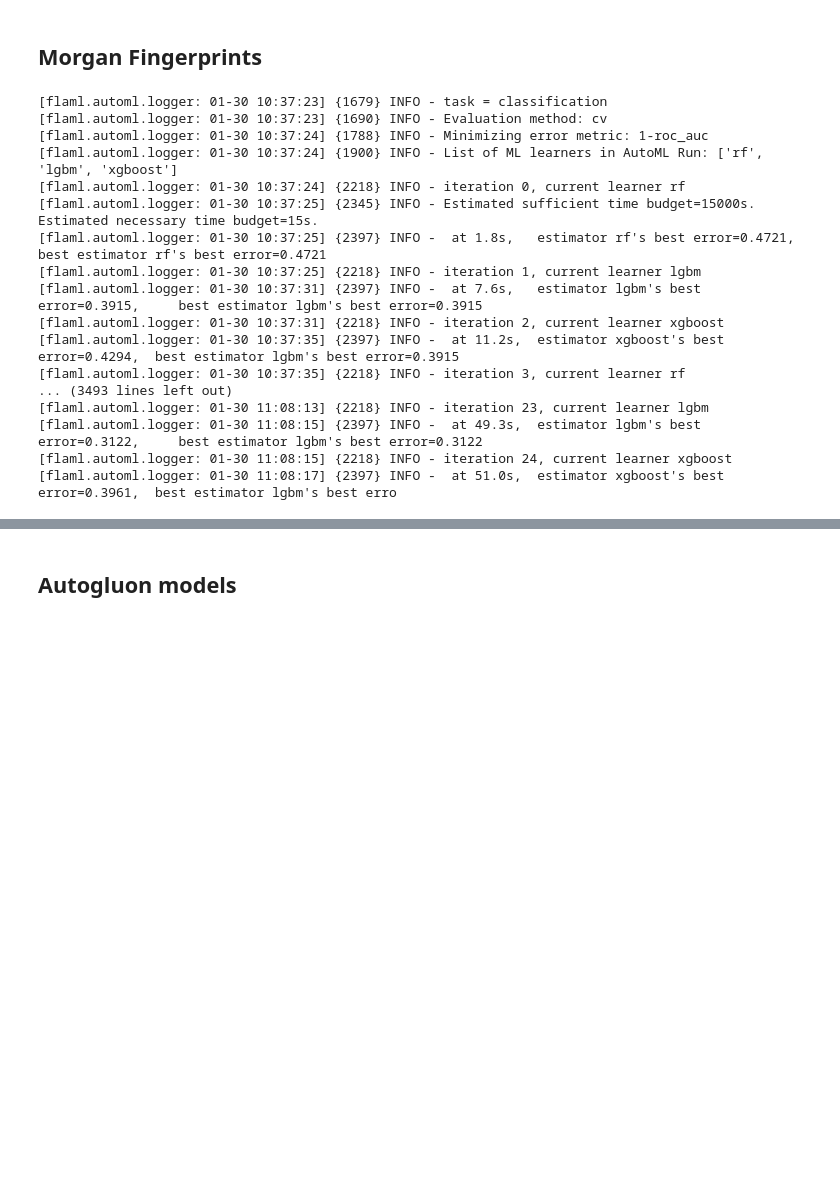
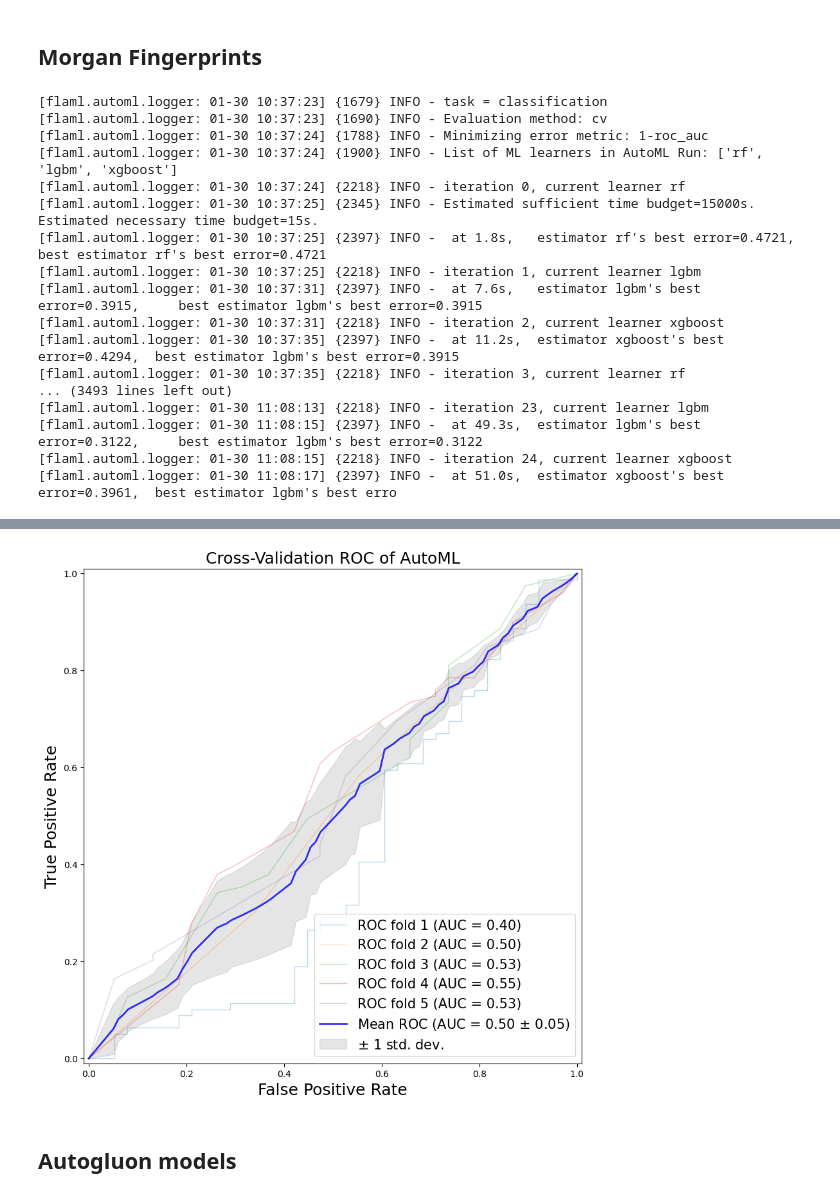
Before and after one commit to ersilia-os/eos7e3s, a Jupyter notebook: model/framework/code/01_model_training.ipynb, the cells around one changed output, grey strips where cells are left out. Saved outputs shown, nothing was run; the diff lists cells and outputs as text; code cells hidden in the pictures; blank space fills up the shorter version.

Commit message:
automl with ersilia embeddings

```diff
--- a/model/framework/code/01_model_training.ipynb
+++ b/model/framework/code/01_model_training.ipynb
@@ -485,0 +486,90 @@ plt.show()
+# %%
+import os
+import pandas as pd
+import numpy as np
+import matplotlib.pyplot as plt
+from sklearn.exceptions import ConvergenceWarning
+from sklearn.model_selection import StratifiedKFold
+from sklearn.metrics import roc_curve, auc, classification_report
+from flaml import AutoML
+import warnings
+
+warnings.filterwarnings("ignore", category=ConvergenceWarning)
+
+# Define the number of splits
+num_splits = 5
+
+tprs = []
+aucs = []
+mean_fpr = np.linspace(0, 1, 100)
+plt.figure(figsize=(10, 10))
+
+all_true_labels = []
+all_predictions = []
+
+for i in range(num_splits):
+    # Load train and test sets
+    train_file = f"train_{i}_with_embeddings.csv"
+    test_file = f"test_{i}_with_embeddings.csv"
+    train_set = pd.read_csv(os.path.join(DATAPATH, "train_test_splits", train_file))
+    test_set = pd.read_csv(os.path.join(DATAPATH, "train_test_splits", test_file))
+
+    # Extract features and target variables
+    X_train = train_set["embeddings"].to_numpy()  # Convert to numpy array
+    y_train = train_set["outcome"]
+    X_test = test_set["embeddings"].to_numpy()  # Convert to numpy array
+    y_test = test_set["outcome"]
+
+    # Initialize AutoML for classification task
+    modelAutoML = AutoML(task="classification", time_budget=600, logistic_max_iter=80000)
+
+    # Fit AutoML model on the training data
+    modelAutoML.fit(X_train, y_train, verbose=1)
+    probas_ = modelAutoML.predict_proba(X_test)[:, 1]
+
+    # Compute ROC curve and area under the curve
+    fpr, tpr, thresholds = roc_curve(y_test, probas_)
+    tprs.append(np.interp(mean_fpr, fpr, tpr))
+    tprs[-1][0] = 0.0
+
+    roc_auc = auc(fpr, tpr)
+    aucs.append(roc_auc)
+    plt.plot(fpr, tpr, lw=1, alpha=0.3, label=f'ROC fold {i + 1} (AUC = %0.2f)' % roc_auc)
+
+    # Classification report
+    y_pred = modelAutoML.predict(X_test)
+    print(f"\nClassification Report for Fold {i + 1}:\n")
+    print(classification_report(y_test, y_pred))
+
+    # Accumulate true labels and predictions
+    all_true_labels.extend(y_test)
+    all_predictions.extend(y_pred)
+
+# Calculate and print the average classification report
+print("\nAverage Classification Report Across All Folds:\n")
+print(classification_report(all_true_labels, all_predictions))
+
+# Calculate mean ROC curve and AUC
+mean_tpr = np.mean(tprs, axis=0)
+mean_tpr[-1] = 1.0
+mean_auc = auc(mean_fpr, mean_tpr)
+std_auc = np.std(aucs)
+
+# Plot mean ROC curve with boundaries
+plt.plot(mean_fpr, mean_tpr, color='b', label=r'Mean ROC (AUC = %0.2f $\pm$ %0.2f)' % (mean_auc, std_auc), lw=2, alpha=.8)
+
+std_tpr = np.std(tprs, axis=0)
+tprs_upper = np.minimum(mean_tpr + std_tpr, 1)
+tprs_lower = np.maximum(mean_tpr - std_tpr, 0)
+
+plt.fill_between(mean_fpr, tprs_lower, tprs_upper, color='grey', alpha=.2, label=r'$\pm$ 1 std. dev.')
+
+plt.xlim([-0.01, 1.01])
+plt.ylim([-0.01, 1.01])
+plt.xlabel('False Positive Rate', fontsize=18)
+plt.ylabel('True Positive Rate', fontsize=18)
+plt.title('Cross-Validation ROC of AutoML', fontsize=18)
+plt.legend(loc="lower right", prop={'size': 15})
+plt.savefig(os.path.join(FIGUREPATH, "ersilia_AutoML_ersilia_600s.png"), dpi=300)
+plt.show()
+# %% [output]
@@ -486,3 +613,4 @@ plt.show()
+[figure, added]
 # %% [markdown]
 ## Autogluon models
 # %% [markdown]
```
Also changed, not shown: parts of 3 cells of this notebook, 7 other files.
